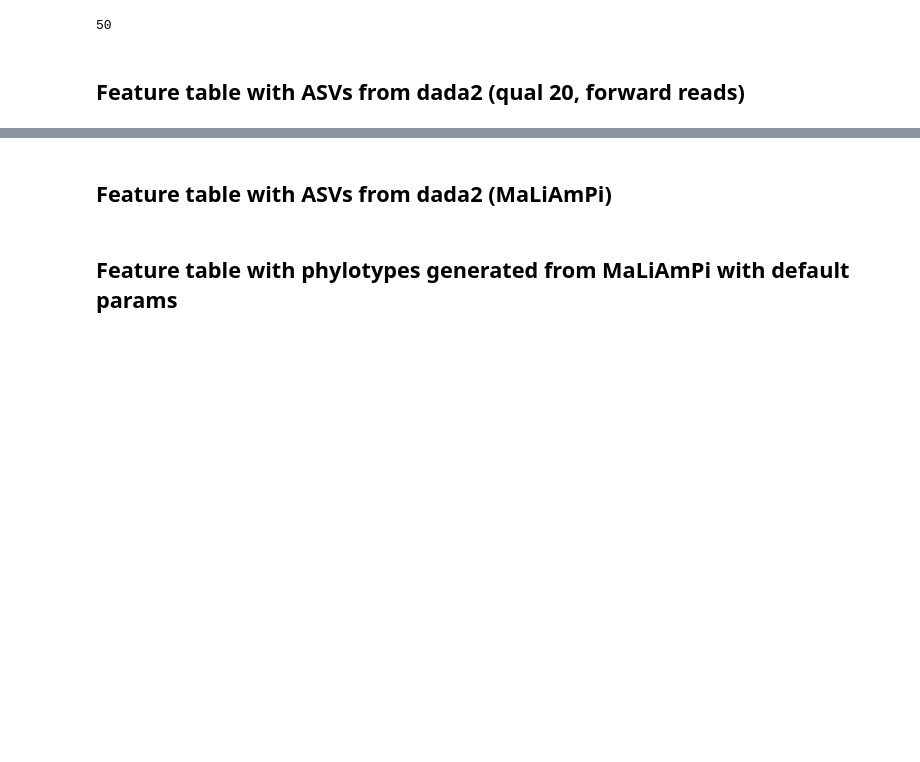
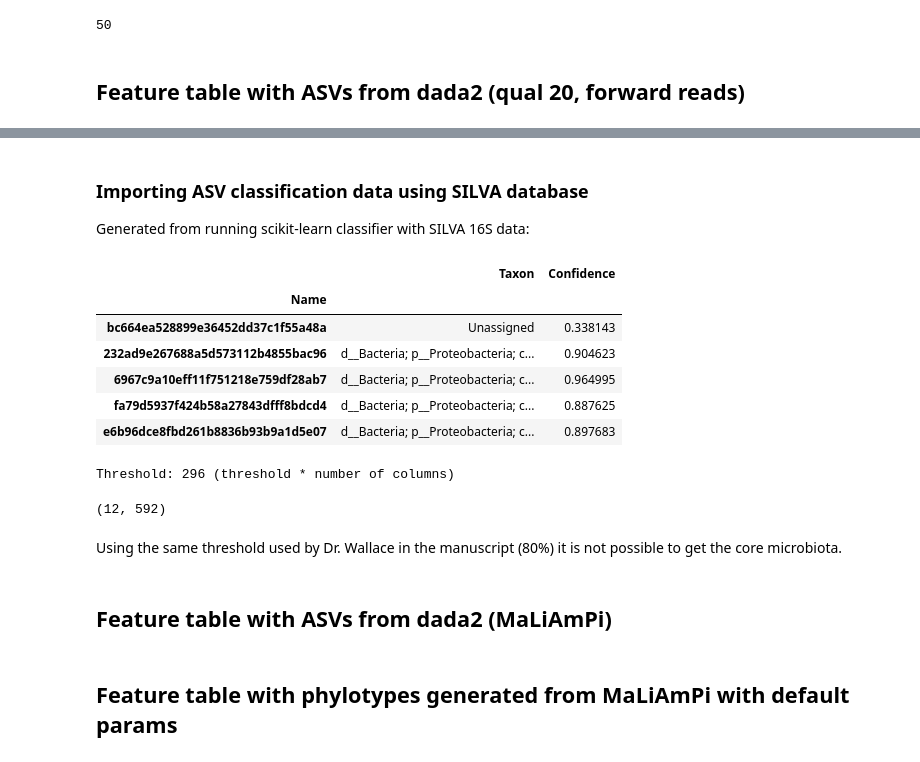
Before and after one commit to SantosRAC/maize_microbiome_transcriptomics, a Jupyter notebook: 16S_wallace2018/core_microbiome/get_core_microbiome.ipynb, the cells around one changed output, grey strips where cells are left out. Drawn from its saved outputs; the diff is of its cells as text; code cells hidden in the pictures; blank space fills up the shorter version.

Commit message:
Drafting analysis of core microbiome for ASVs too

```diff
--- a/16S_wallace2018/core_microbiome/get_core_microbiome.ipynb
+++ b/16S_wallace2018/core_microbiome/get_core_microbiome.ipynb
@@ -140,3 +163,31 @@ pd.get_option('display.max_colwidth')
+# %% [markdown]
+### Importing ASV classification data using SILVA database
+
+Generated from running scikit-learn classifier with SILVA 16S data:
+# %%
+wallace_asvs_q20_fw_taxonomy = pd.read_csv('/media/rsantos/4TB_drive/Projects/UGA_RACS/16S/Qiime2/dada2/as_single_q20/silva_taxonomy_fw_q20_table/taxonomy.tsv',
+                           sep='\t')
+
+wallace_asvs_q20_fw_taxonomy.rename(columns={'Feature ID': 'Name'}, inplace=True)
+wallace_asvs_q20_fw_taxonomy.set_index('Name', inplace=True)
+
+wallace_asvs_q20_fw_taxonomy.head()
+# %% [output]
+|  | Taxon | Confidence |
+| Name |  |  |
+| bc664ea528899e36452dd37c1f55a48a | Unassigned | 0.338143 |
+| 232ad9e267688a5d573112b4855bac96 | d__Bacteria; p__Proteobacteria; c... | 0.904623 |
+| 6967c9a10eff11f751218e759df28ab7 | d__Bacteria; p__Proteobacteria; c... | 0.964995 |
+| fa79d5937f424b58a27843dfff8bdcd4 | d__Bacteria; p__Proteobacteria; c... | 0.887625 |
+| e6b96dce8fbd261b8836b93b9a1d5e07 | d__Bacteria; p__Proteobacteria; c... | 0.897683 |
+# %%
+wallace_asvs_filtered_core_df = core_filter(wallace_asvs, 0.5)
+wallace_asvs_filtered_core_df.shape
+# %% [output]
+Threshold: 296 (threshold * number of columns)
+(12, 592)
+# %% [markdown]
+Using the same threshold used by Dr. Wallace in the manuscript (80%) it is not possible to get the core microbiota.
 # %% [markdown]
 ## Feature table with ASVs from dada2 (MaLiAmPi)
 # %% [markdown]
```
Also changed, not shown: parts of 2 cells of this notebook.
